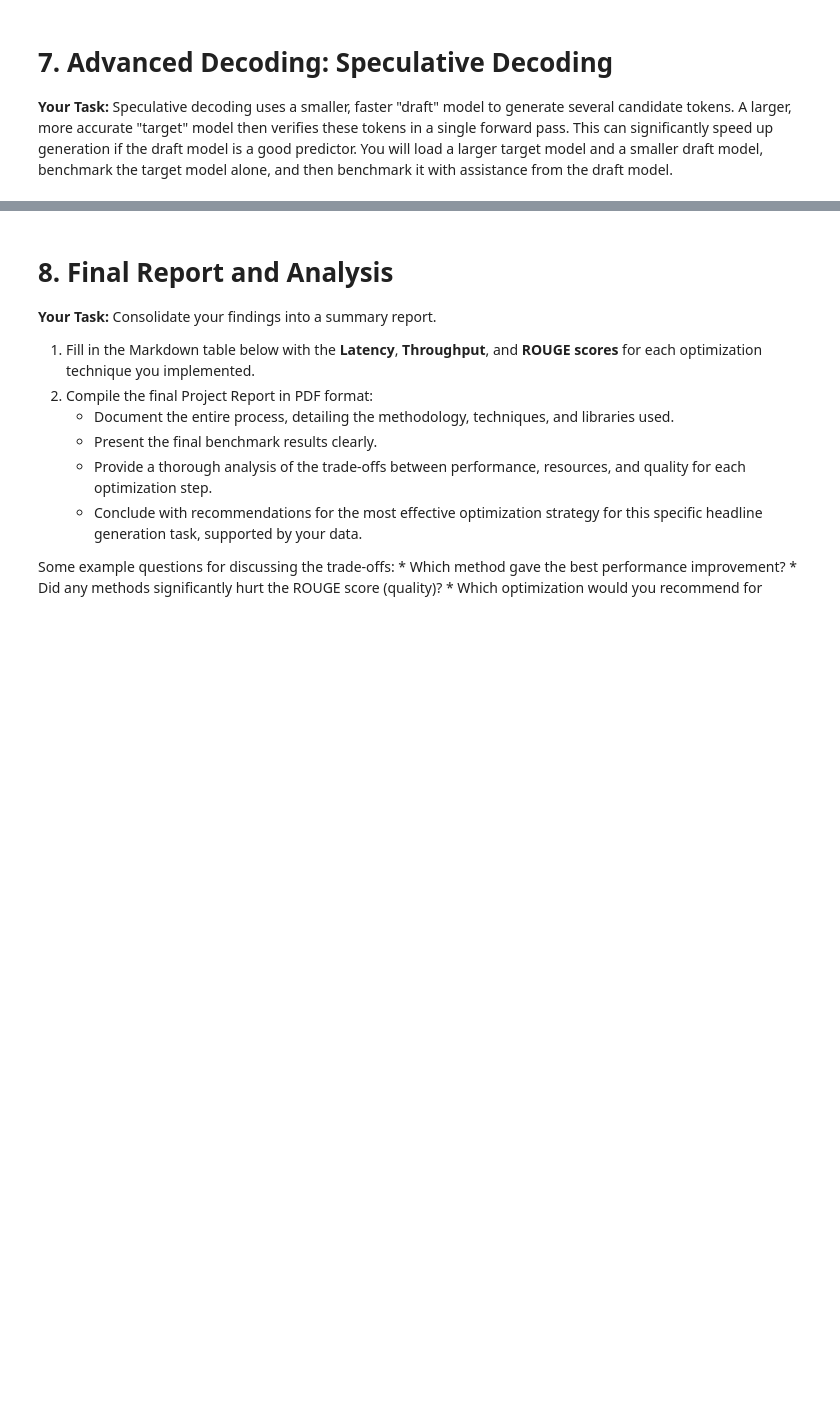
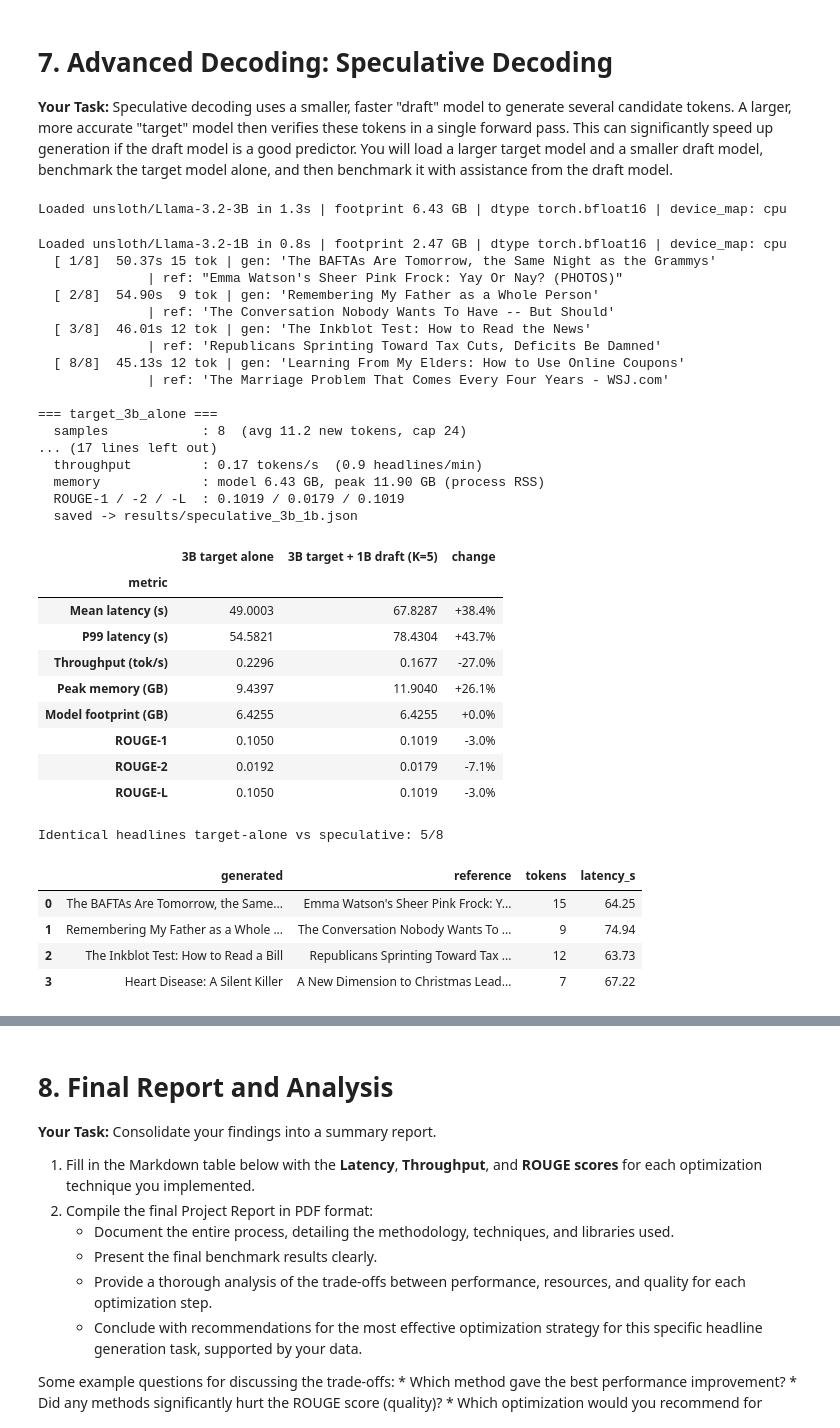
Before and after one commit to AmosBunde/UdaciHeadline, a Jupyter notebook: project/UdaciHeadline_Project_Starter.ipynb, the cells around one changed output, grey strips where cells are left out. Cells and saved outputs as stored; diff of their text form; code cells hidden in the pictures; blank space fills up the shorter version.

```diff
--- a/project/UdaciHeadline_Project_Starter.ipynb
+++ b/project/UdaciHeadline_Project_Starter.ipynb
@@ -839,0 +855,61 @@ Loaded unsloth/Llama-3.2-1B in 1.2s | footprint 4.94 GB | dtype torch.float32 |
+# %%
+# ---- Speculative decoding: Llama-3.2-3B (target) assisted by Llama-3.2-1B (draft) ----
+# Both models must share the tokenizer/vocabulary; the Llama-3.2 family does. On CPU we load both in bf16
+# (memory-mapped safetensors -> ~9 GB page cache instead of ~17 GB in fp32); on GPU bf16 anyway.
+SPEC_DTYPE = torch.bfloat16
+N_SPEC = int(os.environ.get("UDACI_N_SPEC", 8 if DEVICE == "cpu" else N_EVAL))   # the 3B target is slow on CPU
+
+target_model, target_tok = load_model(TARGET_MODEL_NAME, dtype=SPEC_DTYPE)
+draft_model, _ = load_model(MODEL_NAME, dtype=SPEC_DTYPE)
+assert target_tok.get_vocab() == AutoTokenizer.from_pretrained(MODEL_NAME).get_vocab(), "draft/target vocab mismatch"
+
+# 1) target model alone (KV cache on)
+target_alone = evaluate_model(eval_dataset, target_model, target_tok, kv_args, n=N_SPEC, label="target_3b_alone",
+                              extra={"target_model": TARGET_MODEL_NAME})
+
+# 2) target + draft via assistant_model  (greedy assisted generation reproduces the target's greedy output)
+K_DEFAULT = 5
+draft_model.generation_config.num_assistant_tokens = K_DEFAULT
+draft_model.generation_config.num_assistant_tokens_schedule = "constant"
+spec_args = dict(kv_args, assistant_model=draft_model)
+spec_metrics = evaluate_model(eval_dataset, target_model, target_tok, spec_args, n=N_SPEC, label="speculative_3b_1b",
+                              extra={"target_model": TARGET_MODEL_NAME, "draft_model": MODEL_NAME, "num_assistant_tokens": K_DEFAULT})
+compare(target_alone, spec_metrics, "3B target alone", "3B target + 1B draft (K=5)")
+same = sum(a["headline"] == b["headline"] for a, b in zip(target_alone["samples"], spec_metrics["samples"]))
+print(f"Identical headlines target-alone vs speculative: {same}/{N_SPEC}")
+show_headlines(spec_metrics, k=4)
+# %% [output]
+Loaded unsloth/Llama-3.2-3B in 1.3s | footprint 6.43 GB | dtype torch.bfloat16 | device_map: cpu
+Loaded unsloth/Llama-3.2-1B in 0.8s | footprint 2.47 GB | dtype torch.bfloat16 | device_map: cpu
+  [ 1/8]  50.37s 15 tok | gen: 'The BAFTAs Are Tomorrow, the Same Night as the Grammys'
+              | ref: "Emma Watson's Sheer Pink Frock: Yay Or Nay? (PHOTOS)"
+  [ 2/8]  54.90s  9 tok | gen: 'Remembering My Father as a Whole Person'
+              | ref: 'The Conversation Nobody Wants To Have -- But Should'
+  [ 3/8]  46.01s 12 tok | gen: 'The Inkblot Test: How to Read the News'
+              | ref: 'Republicans Sprinting Toward Tax Cuts, Deficits Be Damned'
+  [ 8/8]  45.13s 12 tok | gen: 'Learning From My Elders: How to Use Online Coupons'
+              | ref: 'The Marriage Problem That Comes Every Four Years - WSJ.com'
+
+=== target_3b_alone ===
+  samples            : 8  (avg 11.2 new tokens, cap 24)
+... (17 lines left out)
+  throughput         : 0.17 tokens/s  (0.9 headlines/min)
+  memory             : model 6.43 GB, peak 11.90 GB (process RSS)
+  ROUGE-1 / -2 / -L  : 0.1019 / 0.0179 / 0.1019
+  saved -> results/speculative_3b_1b.json
+|  | 3B target alone | 3B target + 1B draft (K=5) | change |
+| metric |  |  |  |
+| Mean latency (s) | 49.0003 | 67.8287 | +38.4% |
+| P99 latency (s) | 54.5821 | 78.4304 | +43.7% |
+| Throughput (tok/s) | 0.2296 | 0.1677 | -27.0% |
+| Peak memory (GB) | 9.4397 | 11.9040 | +26.1% |
+| Model footprint (GB) | 6.4255 | 6.4255 | +0.0% |
+| ROUGE-1 | 0.1050 | 0.1019 | -3.0% |
+| ROUGE-2 | 0.0192 | 0.0179 | -7.1% |
+| ROUGE-L | 0.1050 | 0.1019 | -3.0% |
+Identical headlines target-alone vs speculative: 5/8
+|  | generated | reference | tokens | latency_s |
+| 0 | The BAFTAs Are Tomorrow, the Same... | Emma Watson's Sheer Pink Frock: Y... | 15 | 64.25 |
+| 1 | Remembering My Father as a Whole ... | The Conversation Nobody Wants To ... | 9 | 74.94 |
+| 2 | The Inkblot Test: How to Read a Bill | Republicans Sprinting Toward Tax ... | 12 | 63.73 |
+| 3 | Heart Disease: A Silent Killer | A New Dimension to Christmas Lead... | 7 | 67.22 |
```
Also changed, not shown: parts of 9 cells of this notebook, 7 other files.
